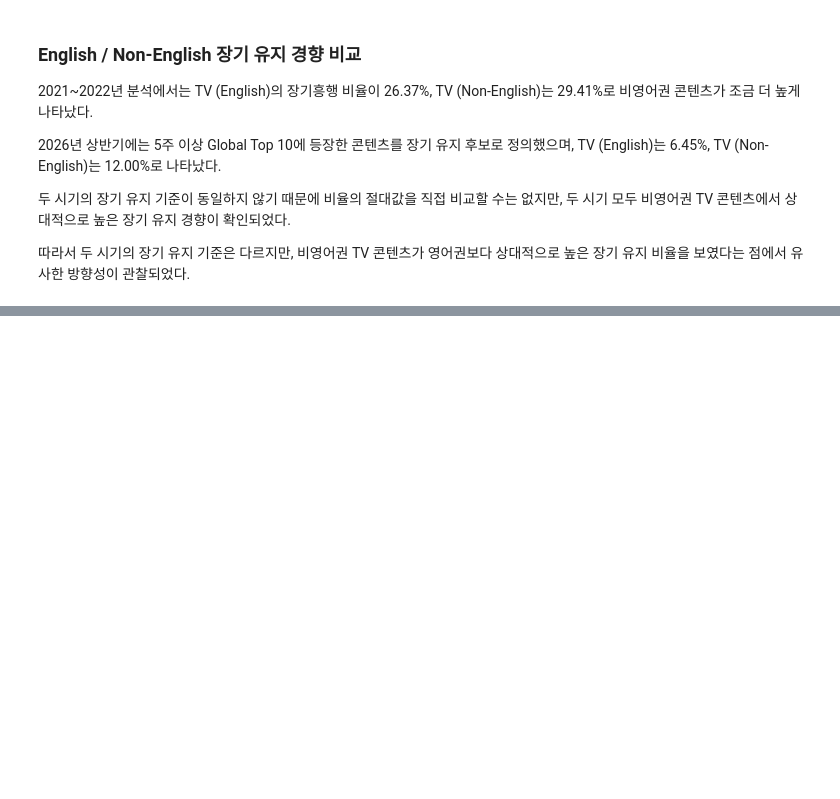
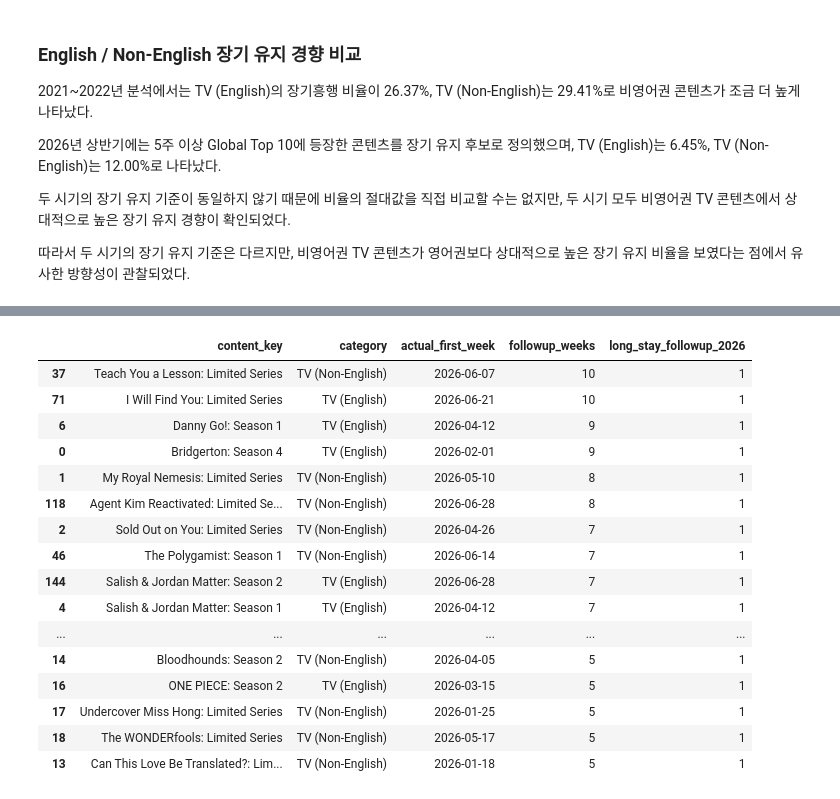
Before and after one commit to yryang101/netflix-game-ip-content-strategy, a Jupyter notebook: notebooks/04_recent_market_validation.ipynb, the cells around one changed output, grey strips where cells are left out. Saved outputs shown, nothing was run; the diff lists cells and outputs as text; code cells hidden in the pictures; blank space fills up the shorter version.

```diff
--- a/notebooks/04_recent_market_validation.ipynb
+++ b/notebooks/04_recent_market_validation.ipynb
@@ -503,0 +663,20 @@ TV (English)는 6.45%, TV (Non-English)는 12.00%로 나타났다.
+# %%
+# 2026년 상반기에 실제로 처음 Top 10에 진입한 TV 콘텐츠만 신규 진입 코호트로 추출
+
+h1_new_entry_2026 = boundary_check_2026[
+    (boundary_check_2026["actual_first_week"] >= "2026-01-01")
+    & (boundary_check_2026["actual_first_week"] <= "2026-06-30")
+].copy()
+
+print("2026 H1 신규 진입 콘텐츠 수:", len(h1_new_entry_2026))
+
+display(
+    h1_new_entry_2026[
+        [
+            "content_key",
+            "show_title",
+            "category",
+            "actual_first_week"
+        ]
+    ].head()
+)
@@ -503,0 +691,55 @@ TV (English)는 6.45%, TV (Non-English)는 12.00%로 나타났다.
+# %%
+# 2026 H1 신규 진입 콘텐츠의 전체 Top 10 등장 주 수를 최신 데이터 시점까지 추적
+
+followup_weeks_2026 = (
+    full_tv_2026[
+        full_tv_2026["content_key"].isin(
+            h1_new_entry_2026["content_key"]
+        )
+    ]
+    .groupby("content_key")["week"]
+    .nunique()
+    .reset_index(name="followup_weeks")
+)
+
+h1_new_entry_2026 = h1_new_entry_2026.merge(
+    followup_weeks_2026,
+    on="content_key",
+    how="left"
+)
+
+h1_new_entry_2026["long_stay_followup_2026"] = (
+    h1_new_entry_2026["followup_weeks"] >= 5
+).astype(int)
+
+display(
+    h1_new_entry_2026[
+        [
+            "content_key",
+            "category",
+            "actual_first_week",
+            "followup_weeks",
+            "long_stay_followup_2026"
+        ]
+    ]
+    .sort_values("followup_weeks", ascending=False)
+    .head(20)
+)
+# %% [output]
+|  | content_key | category | actual_first_week | followup_weeks | long_stay_followup_2026 |
+| 37 | Teach You a Lesson: Limited Series | TV (Non-English) | 2026-06-07 | 10 | 1 |
+| 71 | I Will Find You: Limited Series | TV (English) | 2026-06-21 | 10 | 1 |
+| 6 | Danny Go!: Season 1 | TV (English) | 2026-04-12 | 9 | 1 |
+| 0 | Bridgerton: Season 4 | TV (English) | 2026-02-01 | 9 | 1 |
+| 1 | My Royal Nemesis: Limited Series | TV (Non-English) | 2026-05-10 | 8 | 1 |
+| 118 | Agent Kim Reactivated: Limited Se... | TV (Non-English) | 2026-06-28 | 8 | 1 |
+| 2 | Sold Out on You: Limited Series | TV (Non-English) | 2026-04-26 | 7 | 1 |
+| 46 | The Polygamist: Season 1 | TV (Non-English) | 2026-06-14 | 7 | 1 |
+| 144 | Salish & Jordan Matter: Season 2 | TV (English) | 2026-06-28 | 7 | 1 |
+| 4 | Salish & Jordan Matter: Season 1 | TV (English) | 2026-04-12 | 7 | 1 |
+| ... | ... | ... | ... | ... | ... |
+| 14 | Bloodhounds: Season 2 | TV (Non-English) | 2026-04-05 | 5 | 1 |
+| 16 | ONE PIECE: Season 2 | TV (English) | 2026-03-15 | 5 | 1 |
+| 17 | Undercover Miss Hong: Limited Series | TV (Non-English) | 2026-01-25 | 5 | 1 |
+| 18 | The WONDERfools: Limited Series | TV (Non-English) | 2026-05-17 | 5 | 1 |
+| 13 | Can This Love Be Translated?: Lim... | TV (Non-English) | 2026-01-18 | 5 | 1 |
```
Also changed, not shown: parts of 14 cells of this notebook, 1 other file.
